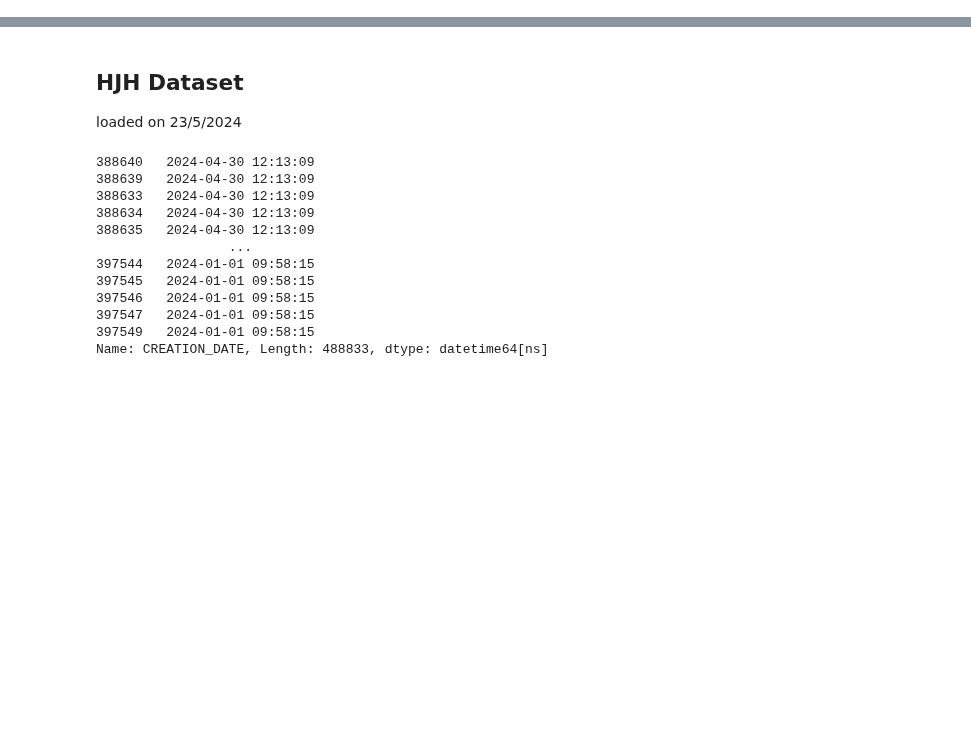
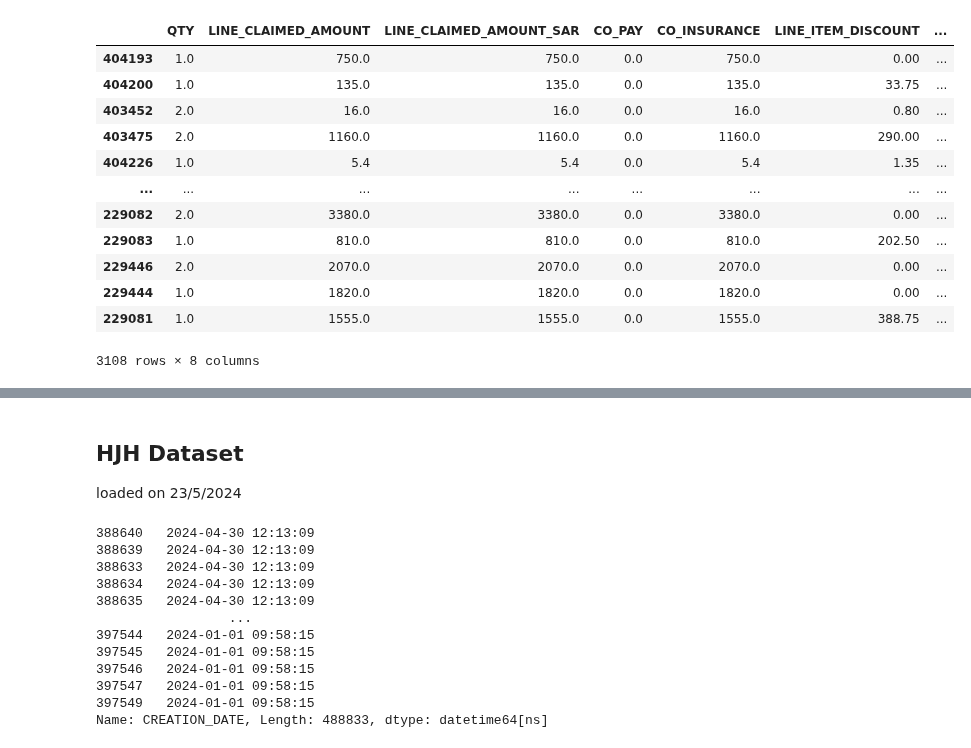
Before and after one commit to Andalusia-Data-Science-Team/Claims_Rejection, a Jupyter notebook: data_loader.ipynb, the cells around one changed output, grey strips where cells are left out. Saved outputs shown, nothing was run; the diff lists cells and outputs as text; code cells hidden in the pictures; blank space fills up the shorter version.

```diff
--- a/data_loader.ipynb
+++ b/data_loader.ipynb
@@ -38,0 +91,18 @@ df
+# %%
+## SE-1-8,9: Treatment plan is inadequate or missing, Quantity of service/procedure is inappropriate or missing
+df[df['NPHIES_CODE'].isin(['SE-1-9','SE-1-8'])][['QTY', 'LINE_CLAIMED_AMOUNT', 'LINE_CLAIMED_AMOUNT_SAR', 'CO_PAY', 'CO_INSURANCE', 'LINE_ITEM_DISCOUNT', 'NET_AMOUNT', 'NET_VAT_AMOUNT']]
+## some items quantities are way too many
+# %% [output]
+|  | QTY | LINE_CLAIMED_AMOUNT | LINE_CLAIMED_AMOUNT_SAR | CO_PAY | CO_INSURANCE | LINE_ITEM_DISCOUNT | ... |
+| 404193 | 1.0 | 750.0 | 750.0 | 0.0 | 750.0 | 0.00 | ... |
+| 404200 | 1.0 | 135.0 | 135.0 | 0.0 | 135.0 | 33.75 | ... |
+| 403452 | 2.0 | 16.0 | 16.0 | 0.0 | 16.0 | 0.80 | ... |
+| 403475 | 2.0 | 1160.0 | 1160.0 | 0.0 | 1160.0 | 290.00 | ... |
+| 404226 | 1.0 | 5.4 | 5.4 | 0.0 | 5.4 | 1.35 | ... |
+| ... | ... | ... | ... | ... | ... | ... | ... |
+| 229082 | 2.0 | 3380.0 | 3380.0 | 0.0 | 3380.0 | 0.00 | ... |
+| 229083 | 1.0 | 810.0 | 810.0 | 0.0 | 810.0 | 202.50 | ... |
+| 229446 | 2.0 | 2070.0 | 2070.0 | 0.0 | 2070.0 | 0.00 | ... |
+| 229444 | 1.0 | 1820.0 | 1820.0 | 0.0 | 1820.0 | 0.00 | ... |
+| 229081 | 1.0 | 1555.0 | 1555.0 | 0.0 | 1555.0 | 388.75 | ... |
+3108 rows × 8 columns
```
Also changed, not shown: parts of 17 cells of this notebook, 1 other file.
